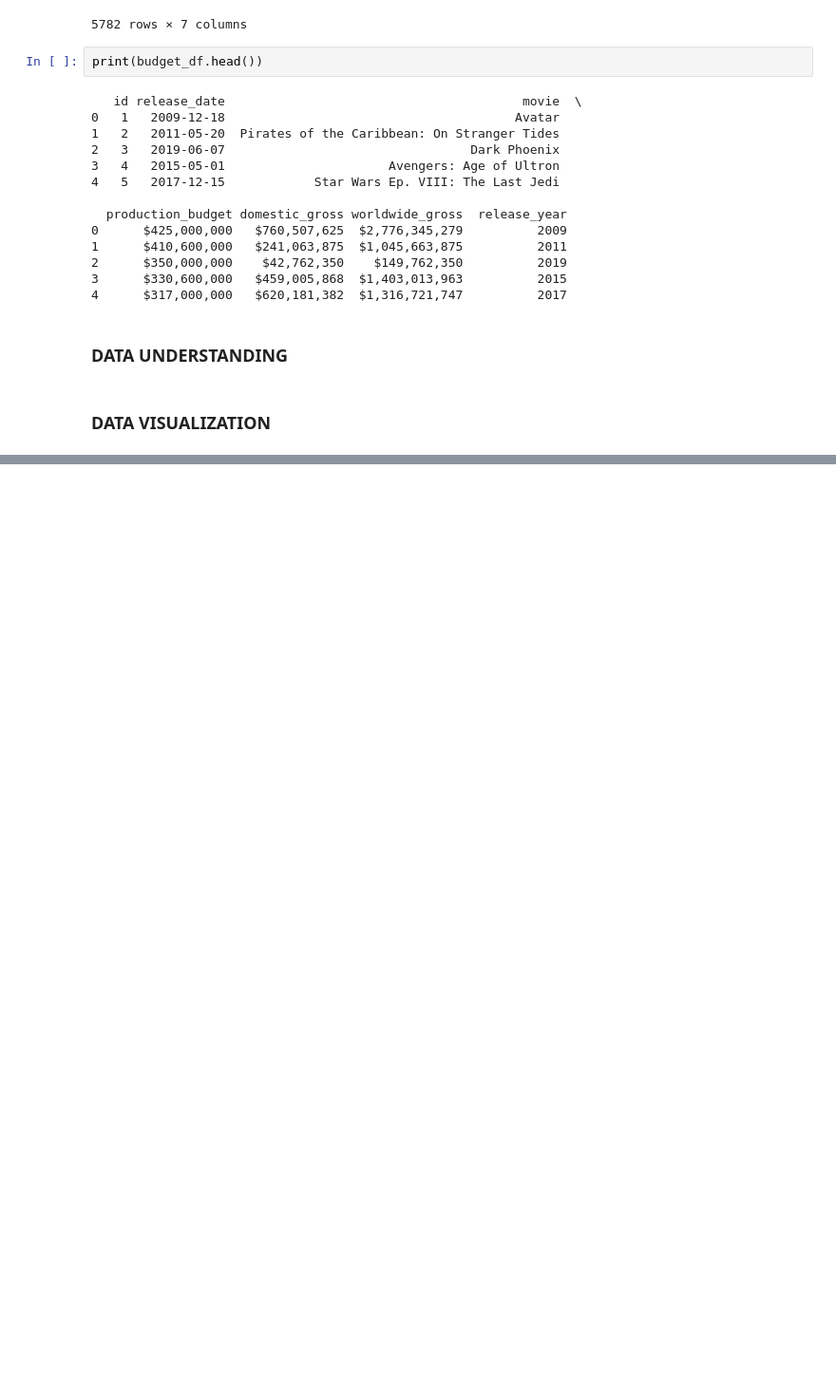
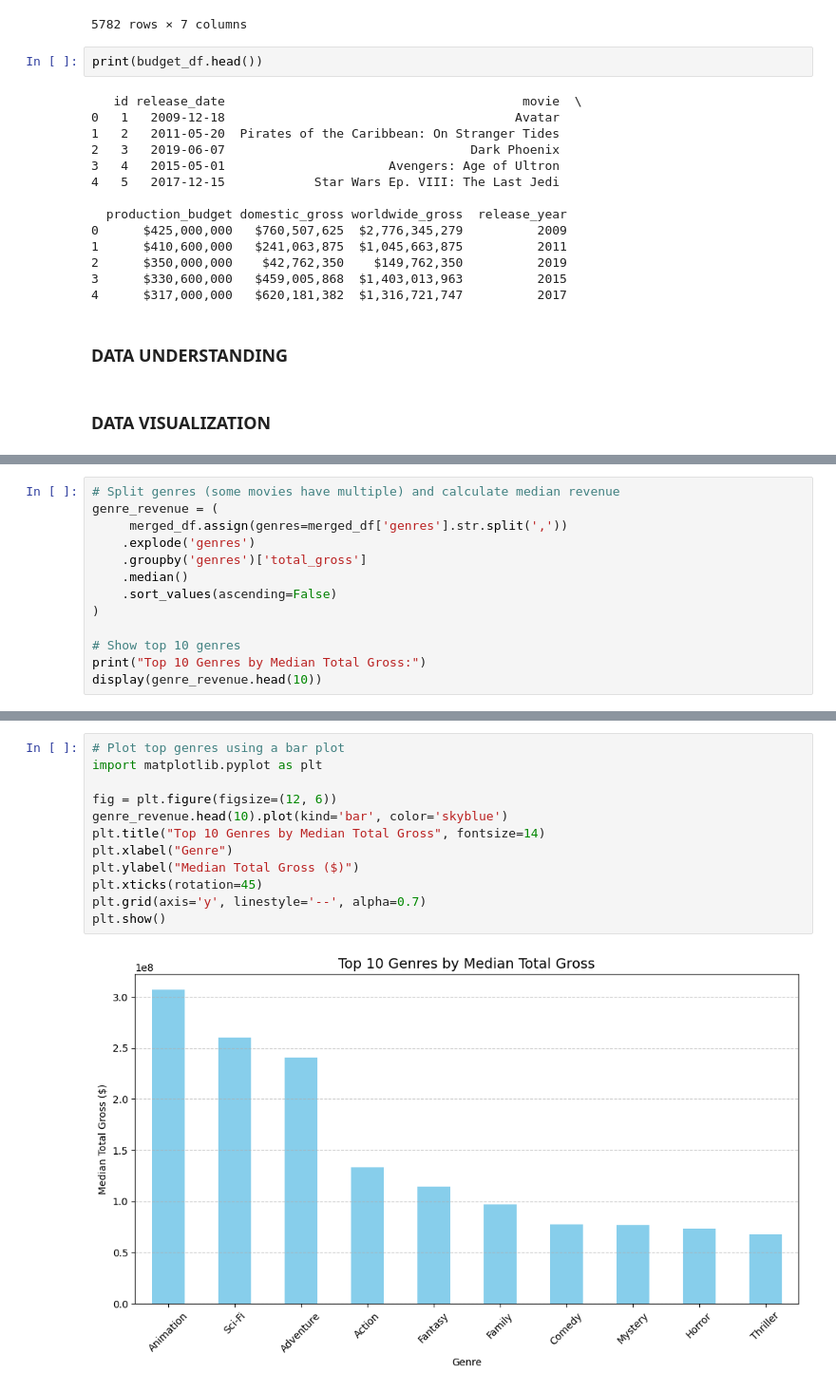
Before and after one commit to Cornelius-ngatia/Group-5-Phase-2-project, a Jupyter notebook: index.ipynb, the cells around one changed output, grey strips where cells are left out. Shown at 95% size. Drawn from its saved outputs; the diff is of its cells as text; blank space fills up the shorter version.

```diff
--- a/index.ipynb
+++ b/index.ipynb
@@ -347,0 +384,13 @@ print(budget_df.head())
+# %%
+# Split genres (some movies have multiple) and calculate median revenue
+genre_revenue = (
+     merged_df.assign(genres=merged_df['genres'].str.split(','))
+    .explode('genres')
+    .groupby('genres')['total_gross']
+    .median()
+    .sort_values(ascending=False)
+)
+
+# Show top 10 genres
+print("Top 10 Genres by Median Total Gross:")
+display(genre_revenue.head(10))
@@ -347,0 +414,14 @@ print(budget_df.head())
+# %%
+# Plot top genres using a bar plot
+import matplotlib.pyplot as plt
+
+fig = plt.figure(figsize=(12, 6))
+genre_revenue.head(10).plot(kind='bar', color='skyblue')
+plt.title("Top 10 Genres by Median Total Gross", fontsize=14)
+plt.xlabel("Genre")
+plt.ylabel("Median Total Gross ($)")
+plt.xticks(rotation=45)
+plt.grid(axis='y', linestyle='--', alpha=0.7)
+plt.show()
+# %% [output]
+[figure, added]
```
Also changed, not shown: parts of 23 cells of this notebook.
